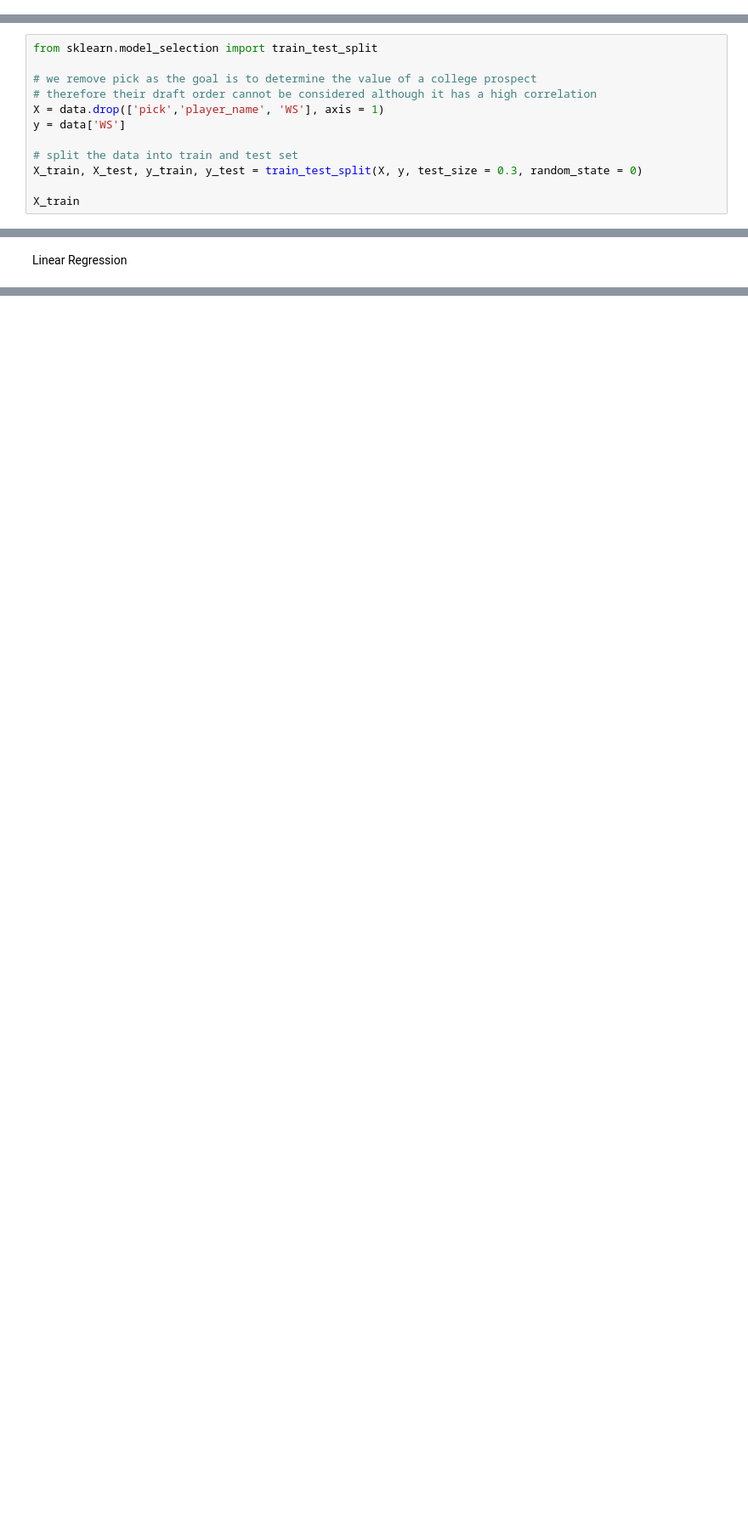
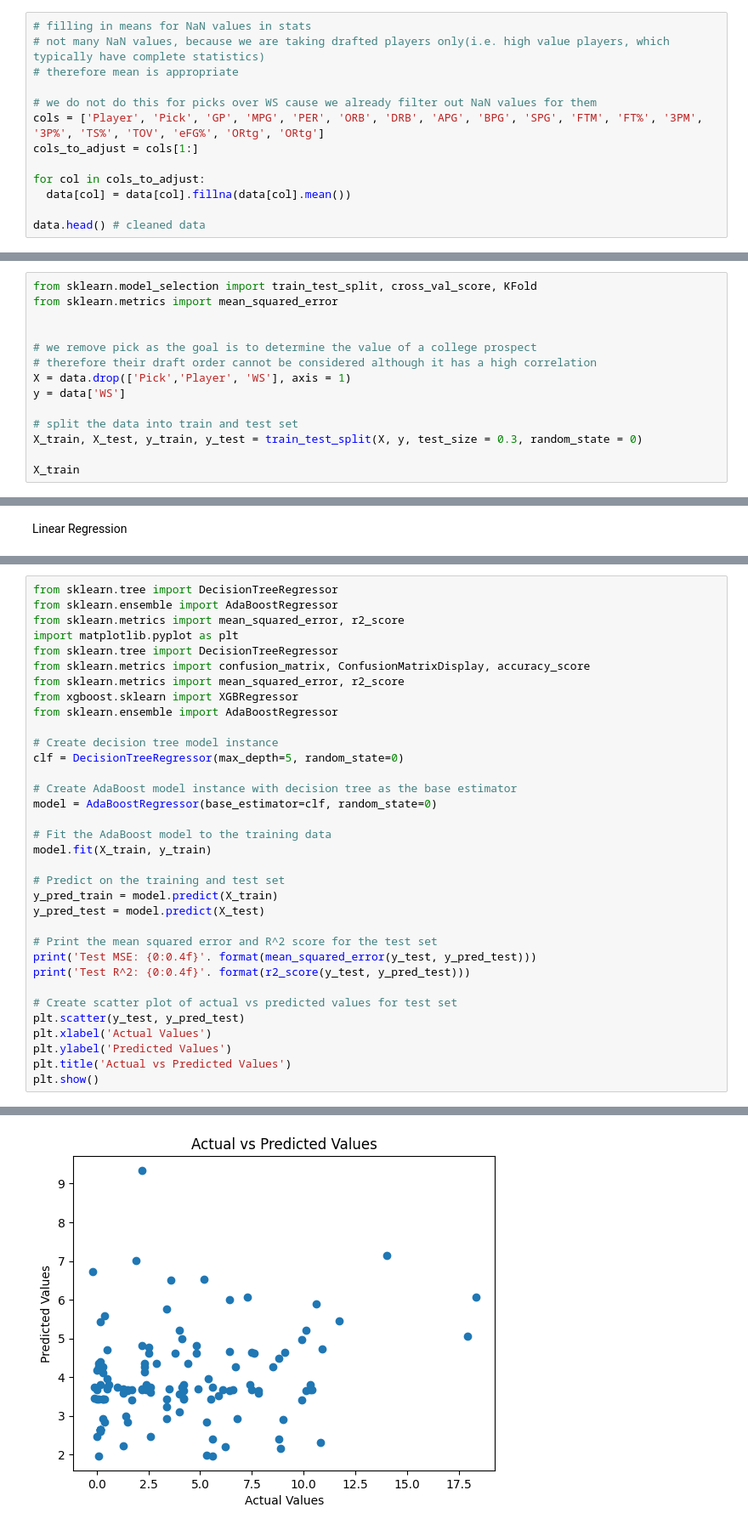
Before and after one commit to hunnain-atif/SYDE522-Final, a Jupyter notebook: SYDE522_Final_Project.ipynb, the cells around one changed output, grey strips where cells are left out. Shown at 85% size. Drawn from its saved outputs; the diff is of its cells as text; blank space fills up the shorter version.

Commit message:
Pushed decision tree code

```diff
--- a/SYDE522_Final_Project.ipynb
+++ b/SYDE522_Final_Project.ipynb
@@ -71,3 +36,16 @@ AttributeError: ignored
+# %%
+# filling in means for NaN values in stats
+# not many NaN values, because we are taking drafted players only(i.e. high value players, which typically have complete statistics)
+# therefore mean is appropriate
+
+# we do not do this for picks over WS cause we already filter out NaN values for them
+cols = ['Player', 'Pick', 'GP', 'MPG', 'PER', 'ORB', 'DRB', 'APG', 'BPG', 'SPG', 'FTM', 'FT%', '3PM', '3P%', 'TS%', 'TOV', 'eFG%', 'ORtg', 'ORtg']
+cols_to_adjust = cols[1:]
+
+for col in cols_to_adjust:
+  data[col] = data[col].fillna(data[col].mean())
+
+data.head() # cleaned data
 # %% [markdown]
 Correlation Matrix
 # %%
@@ -94,11 +54,13 @@ corr.style.background_gradient(cmap='coolwarm').set_precision(2)
 # %% [markdown]
 Splitting the Data
 # %%
-from sklearn.model_selection import train_test_split
+from sklearn.model_selection import train_test_split, cross_val_score, KFold
+from sklearn.metrics import mean_squared_error
+
 
 # we remove pick as the goal is to determine the value of a college prospect
 # therefore their draft order cannot be considered although it has a high correlation
-X = data.drop(['pick','player_name', 'WS'], axis = 1)
+X = data.drop(['Pick','Player', 'WS'], axis = 1)
 y = data['WS']
 
 # split the data into train and test set
@@ -172,0 +113,35 @@ plt.show()
+# %%
+from sklearn.tree import DecisionTreeRegressor
+from sklearn.ensemble import AdaBoostRegressor
+from sklearn.metrics import mean_squared_error, r2_score
+import matplotlib.pyplot as plt
+from sklearn.tree import DecisionTreeRegressor
+from sklearn.metrics import confusion_matrix, ConfusionMatrixDisplay, accuracy_score
+from sklearn.metrics import mean_squared_error, r2_score
+from xgboost.sklearn import XGBRegressor
+from sklearn.ensemble import AdaBoostRegressor
+
+# Create decision tree model instance
+clf = DecisionTreeRegressor(max_depth=5, random_state=0)
+
+# Create AdaBoost model instance with decision tree as the base estimator
+model = AdaBoostRegressor(base_estimator=clf, random_state=0)
+
+# Fit the AdaBoost model to the training data
+model.fit(X_train, y_train)
+
+# Predict on the training and test set
+y_pred_train = model.predict(X_train)
+y_pred_test = model.predict(X_test)
+
+# Print the mean squared error and R^2 score for the test set
+print('Test MSE: {0:0.4f}'. format(mean_squared_error(y_test, y_pred_test)))
+print('Test R^2: {0:0.4f}'. format(r2_score(y_test, y_pred_test)))
+
+# Create scatter plot of actual vs predicted values for test set
+plt.scatter(y_test, y_pred_test)
+plt.xlabel('Actual Values')
+plt.ylabel('Predicted Values')
+plt.title('Actual vs Predicted Values')
+plt.show()
+# %% [output]
@@ -172,0 +150 @@ plt.show()
+[figure, added]
```
Also changed, not shown: parts of 11 cells of this notebook.
